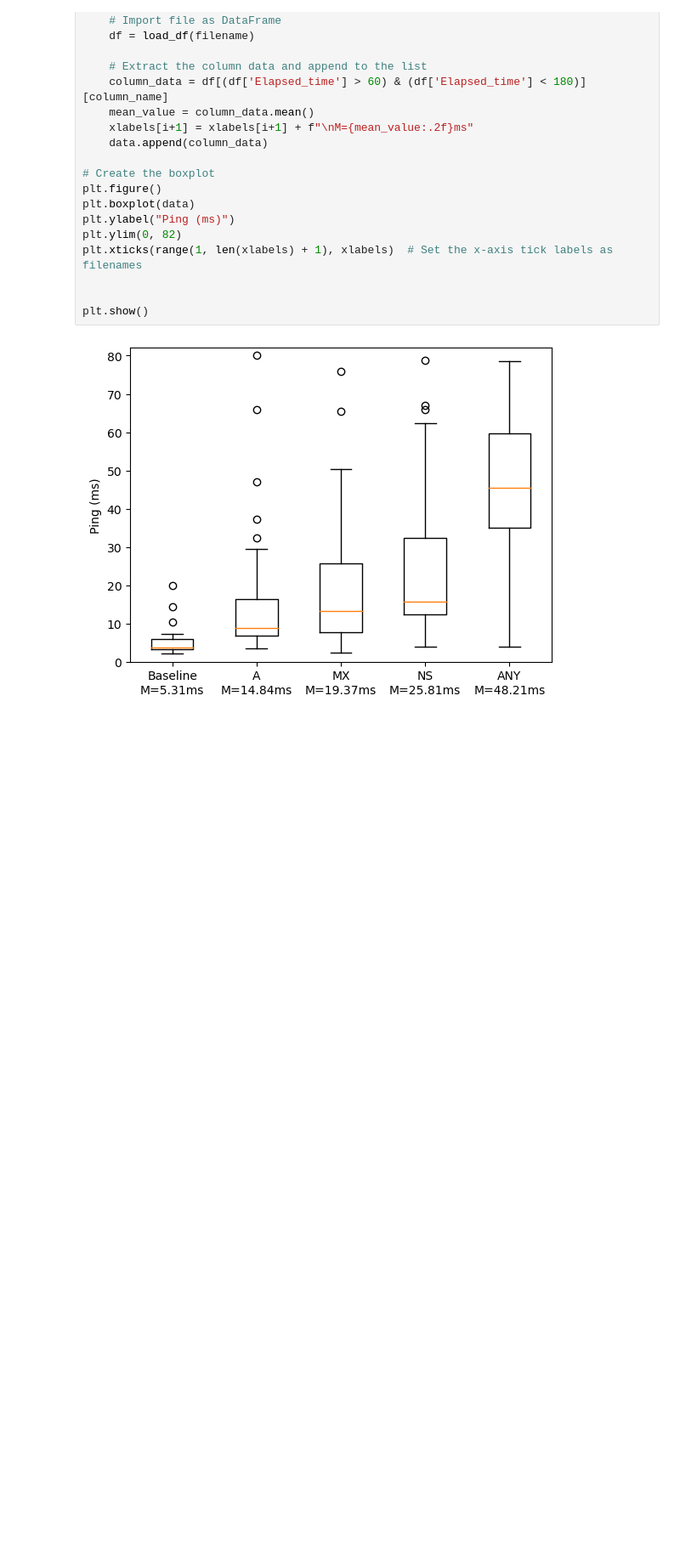
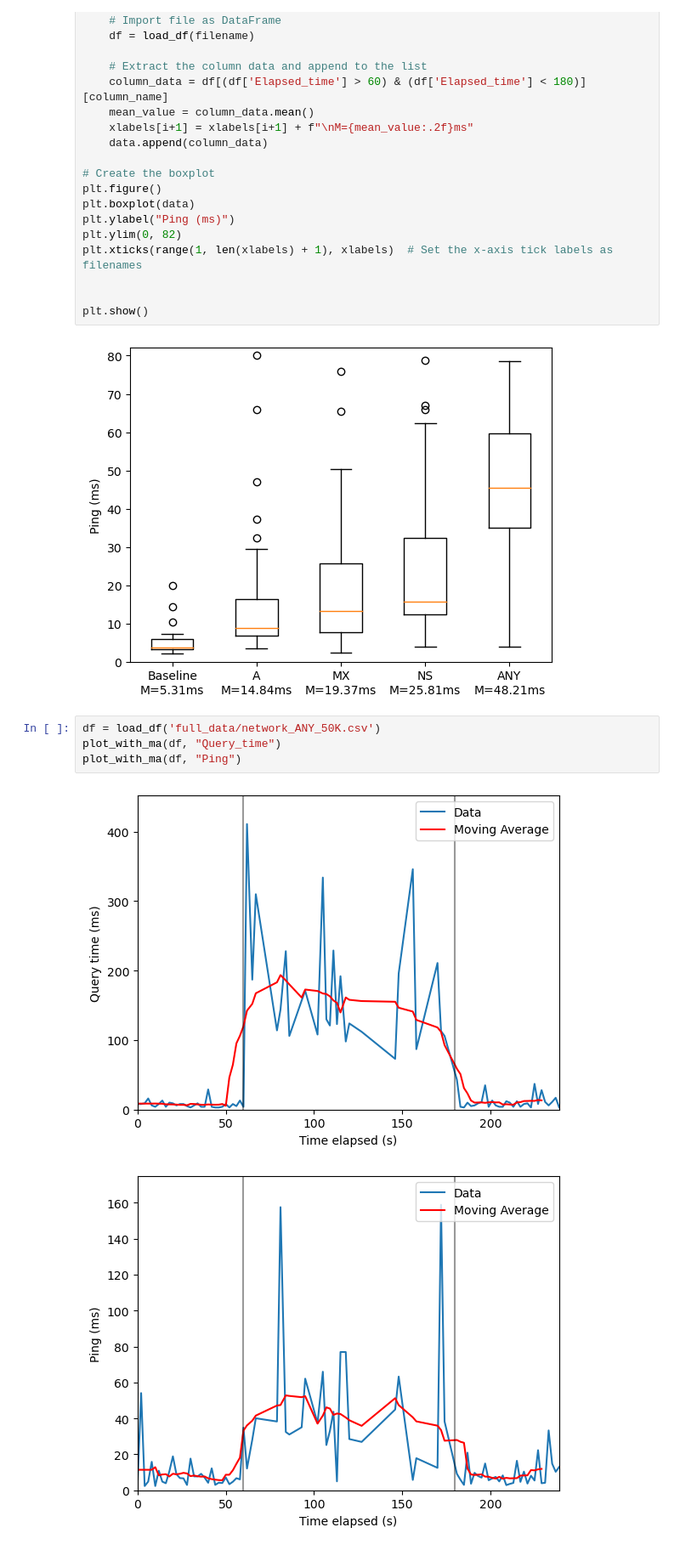
Before and after one commit to AndreaAlberti07/DNS-Reflection-and-Amplification-Attack, a Jupyter notebook: data/network_analysis.ipynb, the cells around one changed output. Shown at 85% size. Cells and saved outputs as stored; diff of their text form; blank space fills up the shorter version.

```diff
--- a/data/network_analysis.ipynb
+++ b/data/network_analysis.ipynb
@@ -123,3 +124,10 @@ plt.xticks(range(1, len(xlabels) + 1), xlabels)  # Set the x-axis tick labels as
 plt.show()
 # %% [output]
 [figure]
+# %%
+df = load_df('full_data/network_ANY_50K.csv')
+plot_with_ma(df, "Query_time")
+plot_with_ma(df, "Ping")
+# %% [output]
+[figure, added]
+[figure, added]
```
Also changed, not shown: parts of 3 cells of this notebook, 6 other files.
